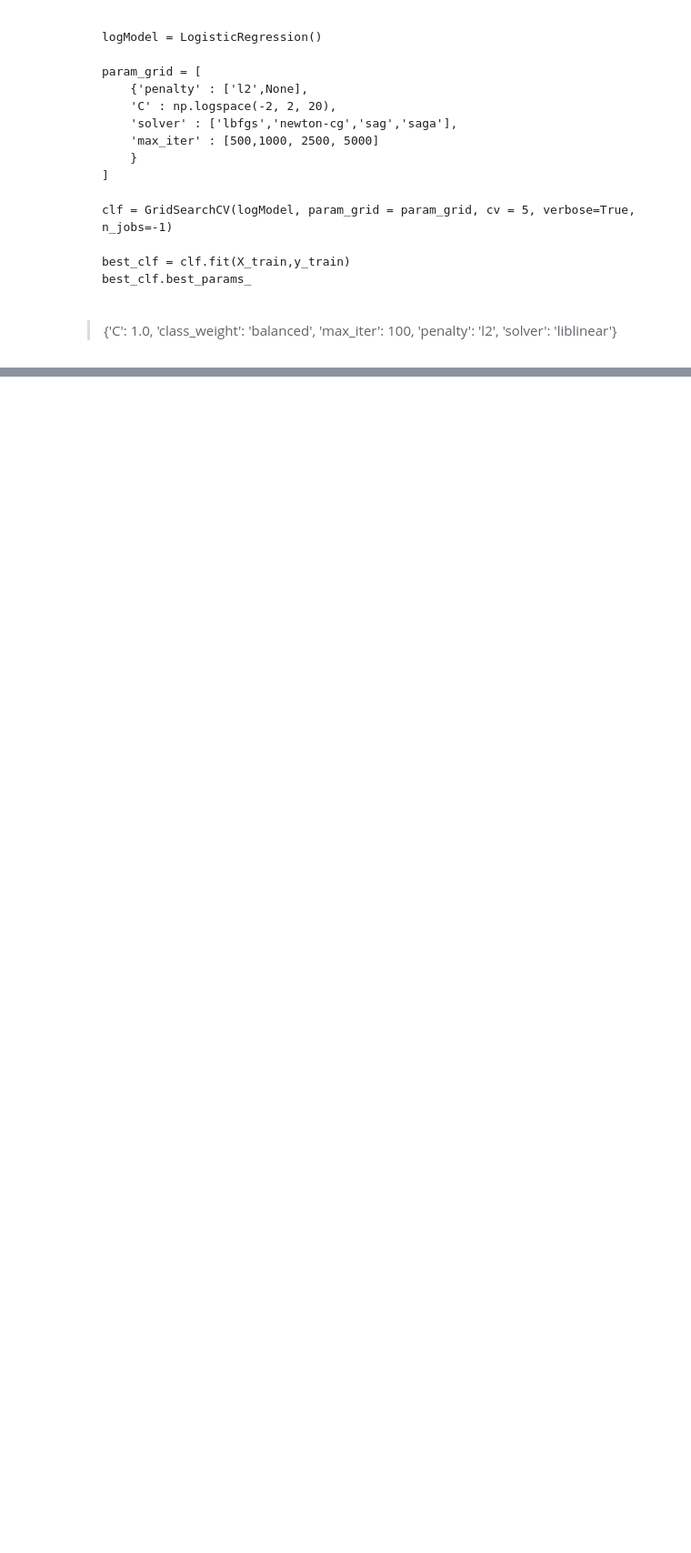
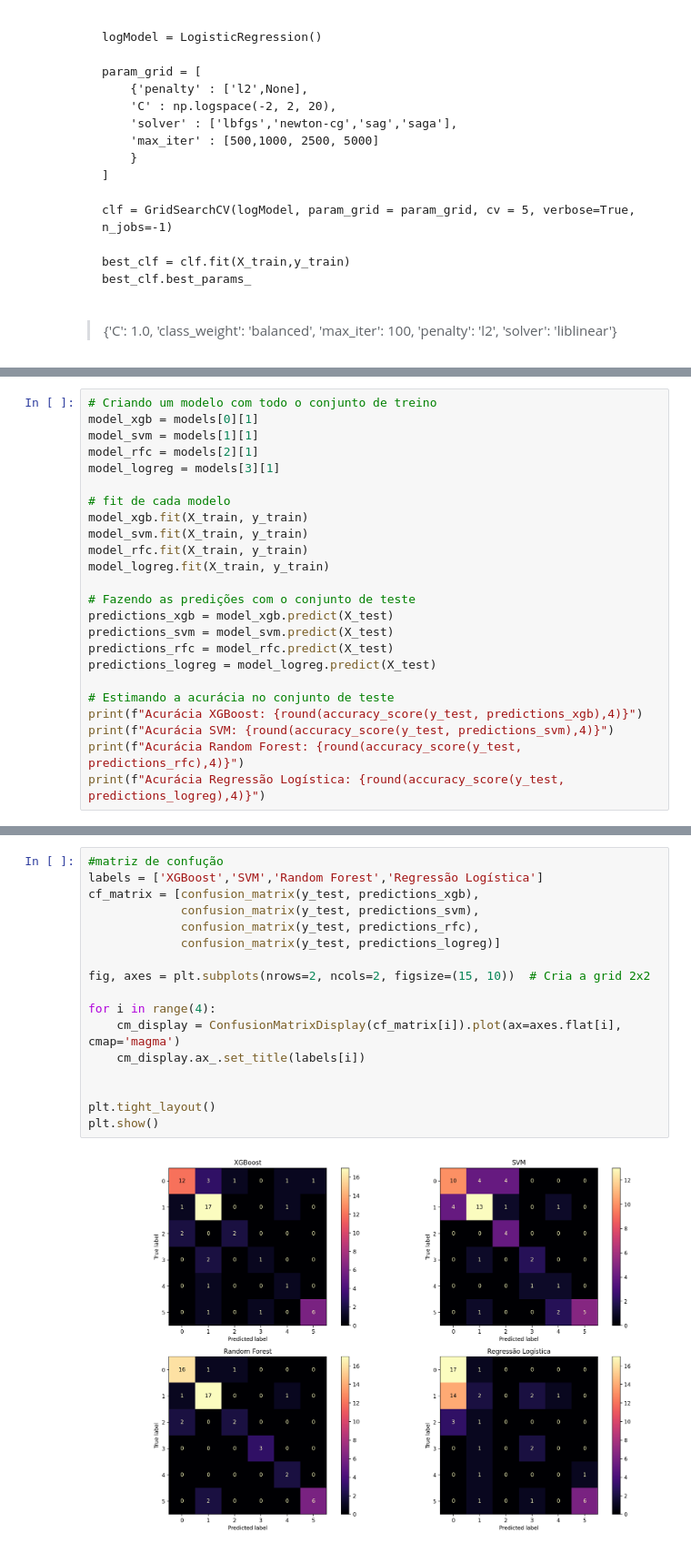
Before and after one commit to bzimons/mvp_puc_2, a Jupyter notebook: mvp2_machine_learning.ipynb, the cells around one changed output, grey strips where cells are left out. Shown: that part at 91% size. Saved outputs shown, nothing was run; the diff lists cells and outputs as text; blank space fills up the shorter version.

```diff
--- a/mvp2_machine_learning.ipynb
+++ b/mvp2_machine_learning.ipynb
@@ -485,0 +495,24 @@ print(results)
+# %%
+# Criando um modelo com todo o conjunto de treino
+model_xgb = models[0][1]
+model_svm = models[1][1]
+model_rfc = models[2][1]
+model_logreg = models[3][1]
+
+# fit de cada modelo
+model_xgb.fit(X_train, y_train)
+model_svm.fit(X_train, y_train)
+model_rfc.fit(X_train, y_train)
+model_logreg.fit(X_train, y_train)
+
+# Fazendo as predições com o conjunto de teste
+predictions_xgb = model_xgb.predict(X_test)
+predictions_svm = model_svm.predict(X_test)
+predictions_rfc = model_rfc.predict(X_test)
+predictions_logreg = model_logreg.predict(X_test)
+
+# Estimando a acurácia no conjunto de teste
+print(f"Acurácia XGBoost: {round(accuracy_score(y_test, predictions_xgb),4)}")
+print(f"Acurácia SVM: {round(accuracy_score(y_test, predictions_svm),4)}")
+print(f"Acurácia Random Forest: {round(accuracy_score(y_test, predictions_rfc),4)}")
+print(f"Acurácia Regressão Logística: {round(accuracy_score(y_test, predictions_logreg),4)}")
@@ -485,0 +524,19 @@ print(results)
+# %%
+#matriz de confução
+labels = ['XGBoost','SVM','Random Forest','Regressão Logística']
+cf_matrix = [confusion_matrix(y_test, predictions_xgb),
+             confusion_matrix(y_test, predictions_svm),
+             confusion_matrix(y_test, predictions_rfc),
+             confusion_matrix(y_test, predictions_logreg)]
+
+fig, axes = plt.subplots(nrows=2, ncols=2, figsize=(15, 10))  # Cria a grid 2x2
+
+for i in range(4):
+    cm_display = ConfusionMatrixDisplay(cf_matrix[i]).plot(ax=axes.flat[i], cmap='magma')
+    cm_display.ax_.set_title(labels[i])
+
+
+plt.tight_layout()
+plt.show()
+# %% [output]
+[figure, added]
```
Also changed, not shown: parts of 18 cells of this notebook.
